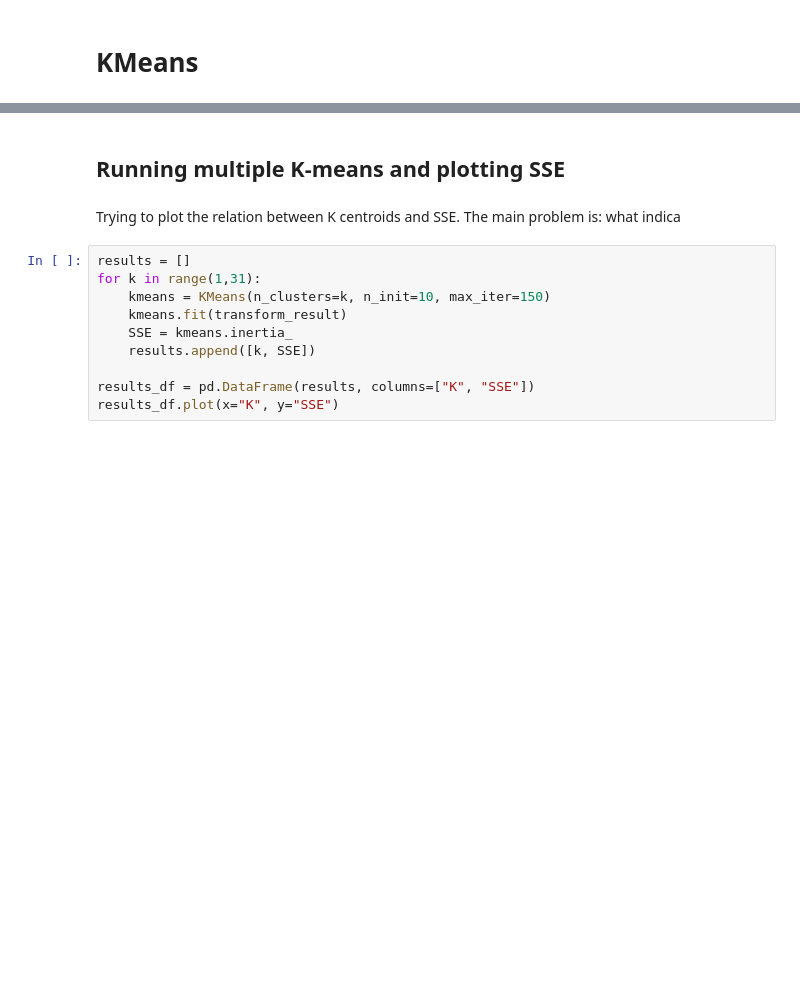
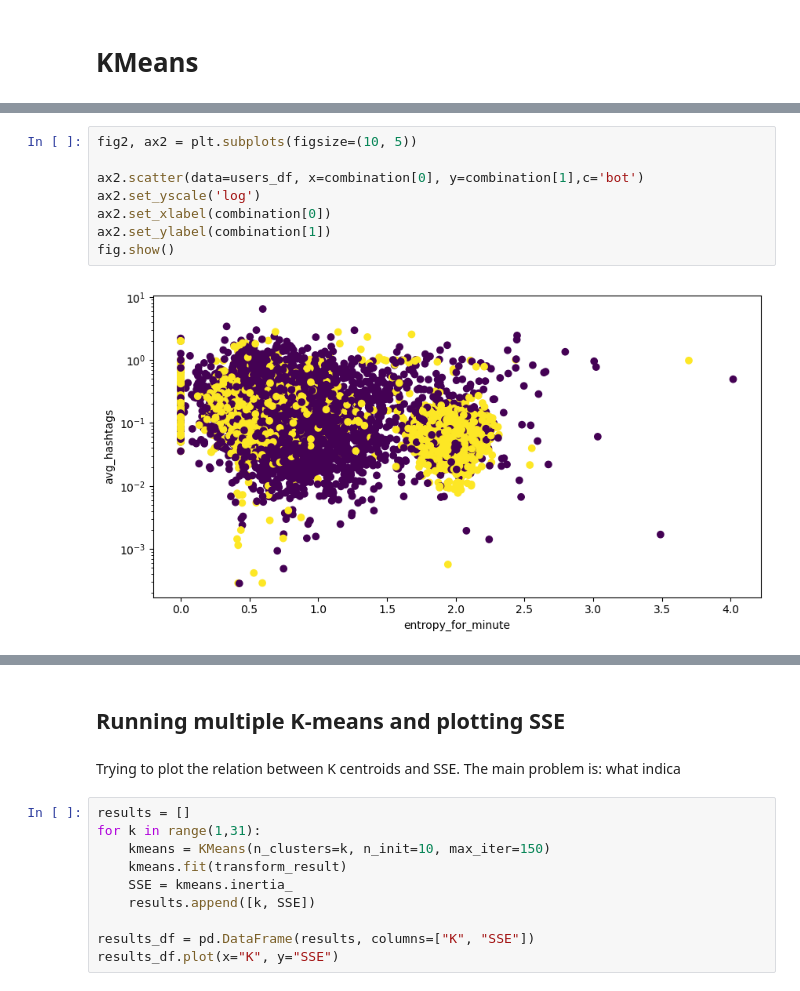
Before and after one commit to The-seven-dwarfs/DataMining-Group7, a Jupyter notebook: 2.1-K_means_clustering.ipynb, the cells around one changed output, grey strips where cells are left out. Saved outputs shown, nothing was run; the diff lists cells and outputs as text; blank space fills up the shorter version.

```diff
--- a/2.1-K_means_clustering.ipynb
+++ b/2.1-K_means_clustering.ipynb
@@ -75,3 +85,13 @@ plt.show()
+# %%
+fig2, ax2 = plt.subplots(figsize=(10, 5))
+
+ax2.scatter(data=users_df, x=combination[0], y=combination[1],c='bot')
+ax2.set_yscale('log')
+ax2.set_xlabel(combination[0])
+ax2.set_ylabel(combination[1])
+fig.show()
+# %% [output]
+[figure, added]
 # %%
 clustering_utils.print_clustering_metrics(kmeans, transform_result)
 # %% [output]
```
Also changed, not shown: parts of 7 cells of this notebook, 1 other file.
